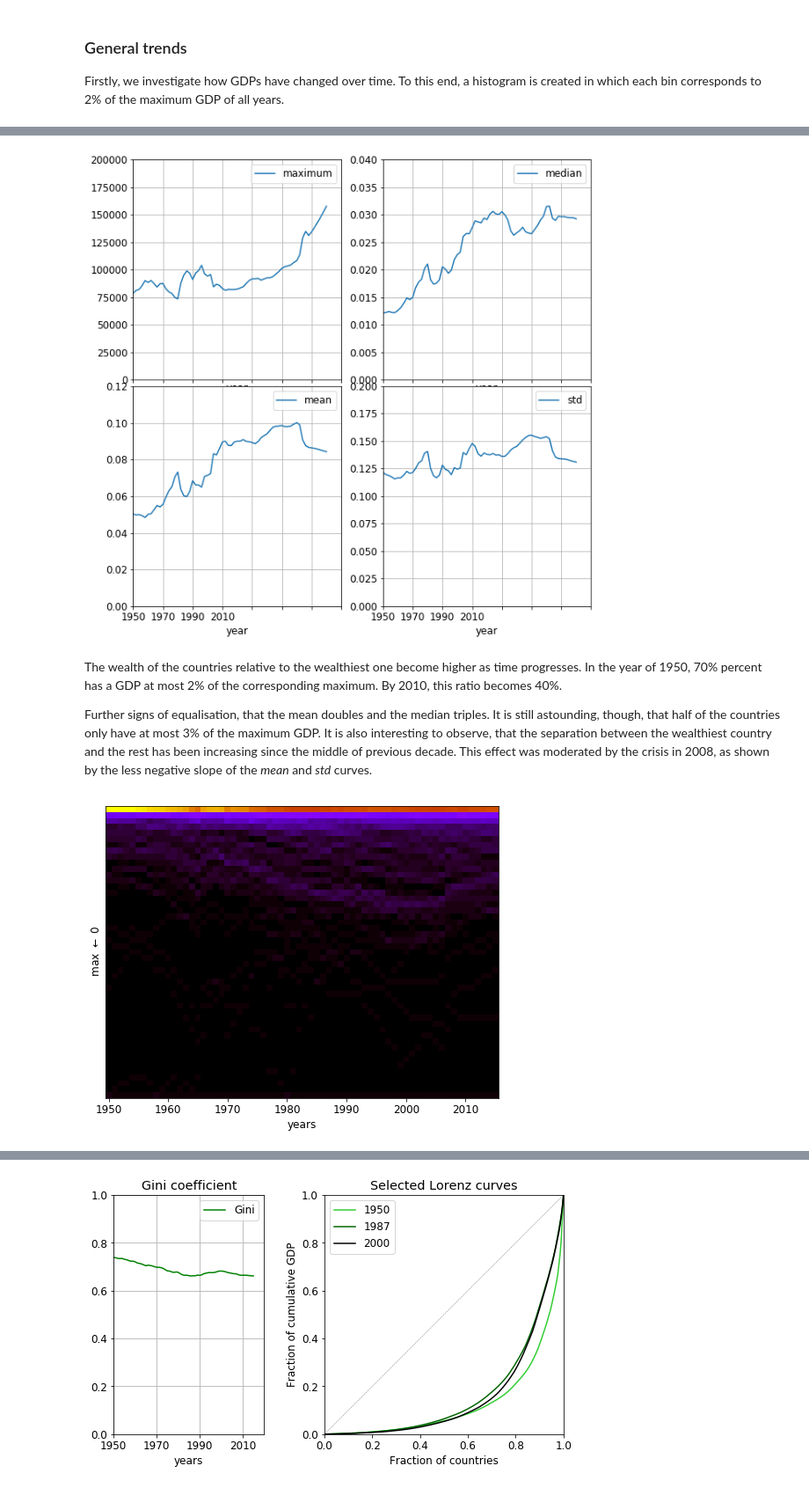
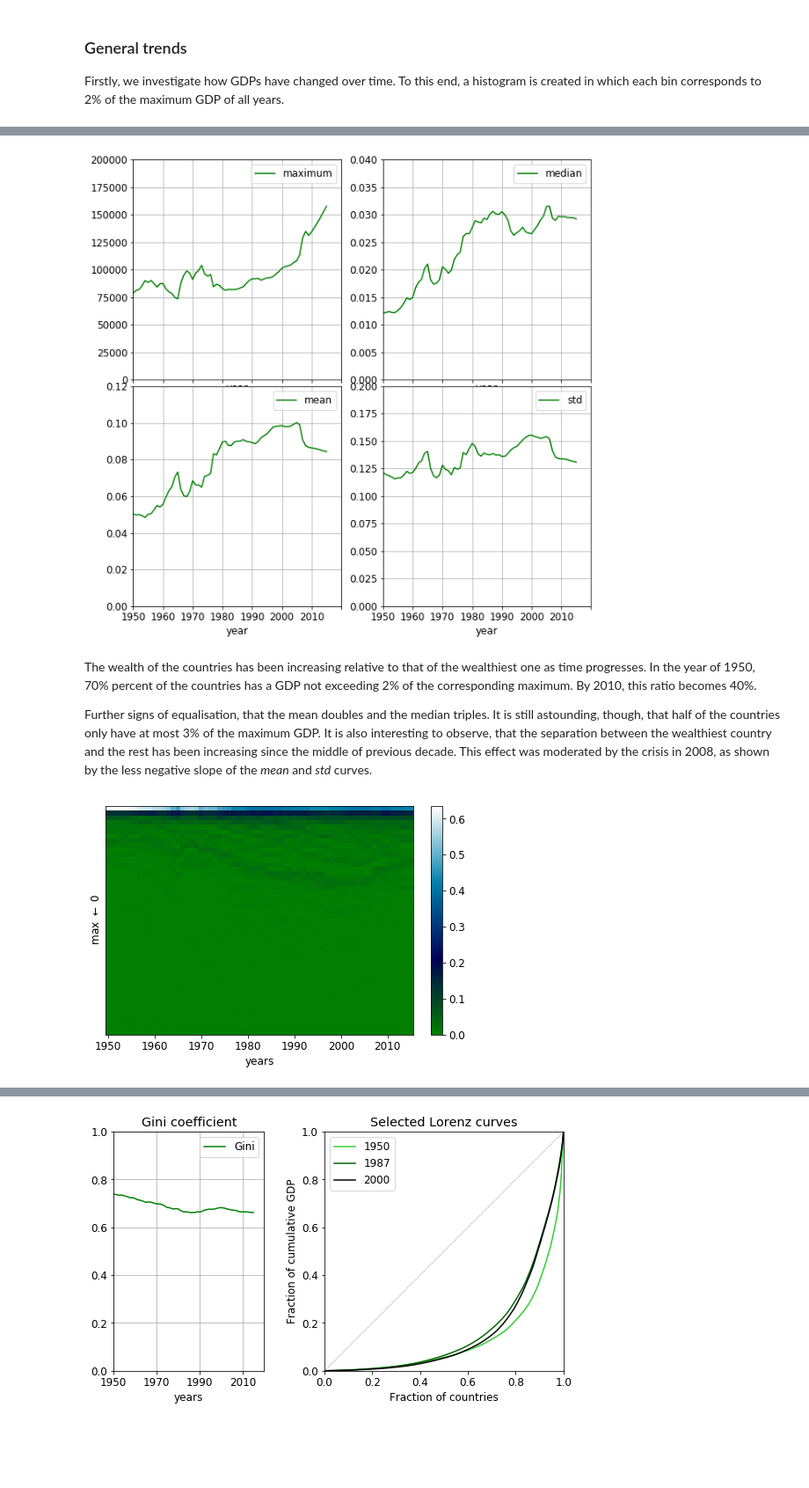
Before and after one commit to bhornung/bhornung.github.io, a Jupyter notebook: assets/clustering-gdp/notebook/clustering-gdp.ipynb, the cells around one changed output, grey strips where cells are left out. Shown at 88% size. Drawn from its saved outputs; the diff is of its cells as text; code cells hidden in the pictures; blank space fills up the shorter version.

```diff
--- a/assets/clustering-gdp/notebook/clustering-gdp.ipynb
+++ b/assets/clustering-gdp/notebook/clustering-gdp.ipynb
@@ -146,37 +147,39 @@ ylims = [(0, 200000), (0, 0.04), (0,0.12), (0,0.2)]
 
 for ax, ylim, label in zip(axes.flat, ylims, labels):
 
-    ax.plot(np.arange(len(df_scaled_year_stats)), df_scaled_year_stats[label], label = label)
+    ax.plot(np.arange(len(df_scaled_year_stats)), df_scaled_year_stats[label], label = label, color = 'green')
     ax.legend()
 
     ax.grid(True)
     ax.set_xlabel("year")
     ax.set_ylim(ylim)
     ax.set_xlim((0, 70))
-    ax.set_xticklabels(['1950', '1970', '1990', '2010'])
+    ax.set_xticklabels(['1950', '1960', '1970', '1980', '1990', '2000', '2010'])
 
 plt.show()
 # %% [output]
-[figure, old version]
+[figure, new version]
 # %% [markdown]
-The wealth of the countries relative to the wealthiest one become higher as time progresses. In the year of 1950, 70% percent has a GDP at most 2% of the corresponding maximum.  By 2010, this ratio becomes 40%.
+The wealth of the countries has been increasing relative to that of the wealthiest one as time progresses. In the year of 1950, 70% percent of the countries has a GDP not exceeding 2% of the corresponding maximum.  By 2010, this ratio becomes 40%.
 
 Further signs of equalisation, that the mean doubles and the median triples. It is still astounding, though, that half of the countries only have at most 3% of the maximum GDP. It is also interesting to observe, that the separation between the wealthiest country and the rest has been increasing since the middle of previous decade. This effect was moderated by the crisis in 2008, as shown by the less negative slope of the _mean_ and _std_ curves.
 # %%
 # TO HIDE
 
-fig, ax = plt.subplots(1, 1)
-fig.set_size_inches(8, 8)
+fig, ax = plt.subplots(1, 1, constrained_layout = True)
+fig.set_size_inches(6, 6)
 
-ax.imshow(histo_scaled_year.T, cmap = plt.cm.gnuplot)
+ll = ax.imshow(histo_scaled_year.T, cmap = plt.cm.ocean)
+
+fig.colorbar(ll, ax=ax, shrink=0.6)
 ax.set_xticklabels(['1940', '1950', '1960', '1970', '1980', '1990', '2000', '2010'])
 ax.set_xlabel("years")
 ax.set_ylabel(r' max $\leftarrow$ 0 ')
 ax.set_yticks([], [])
 
 plt.show()
 # %% [output]
-[figure, old version]
+[figure, new version]
 # %% [markdown]
 #### Entropy
 
```
Also changed, not shown: parts of 39 cells of this notebook, 15 other files.
